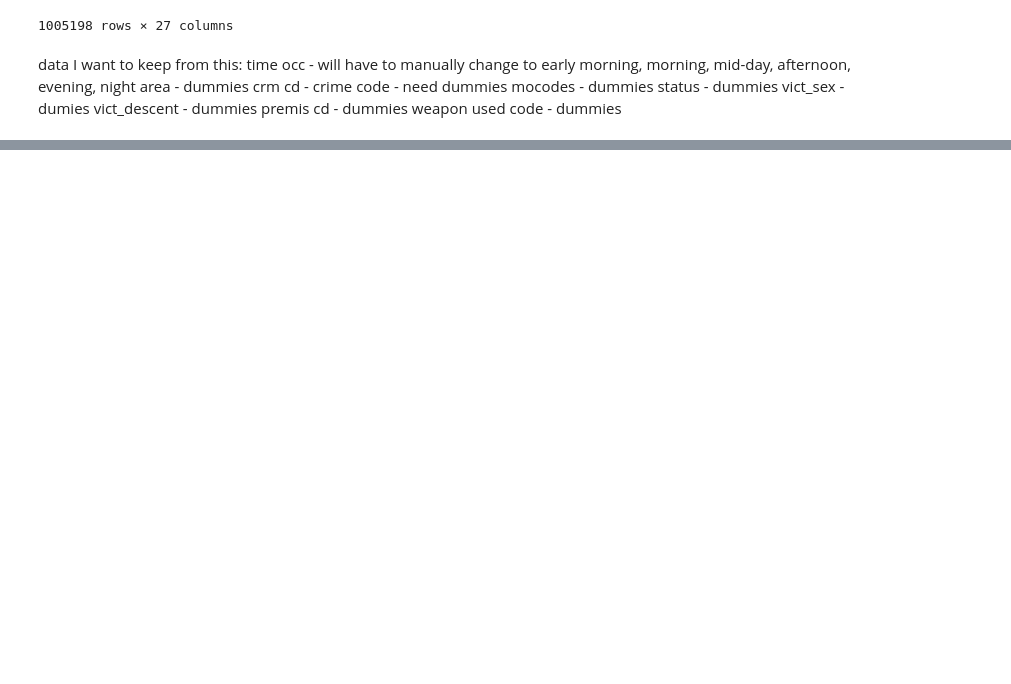
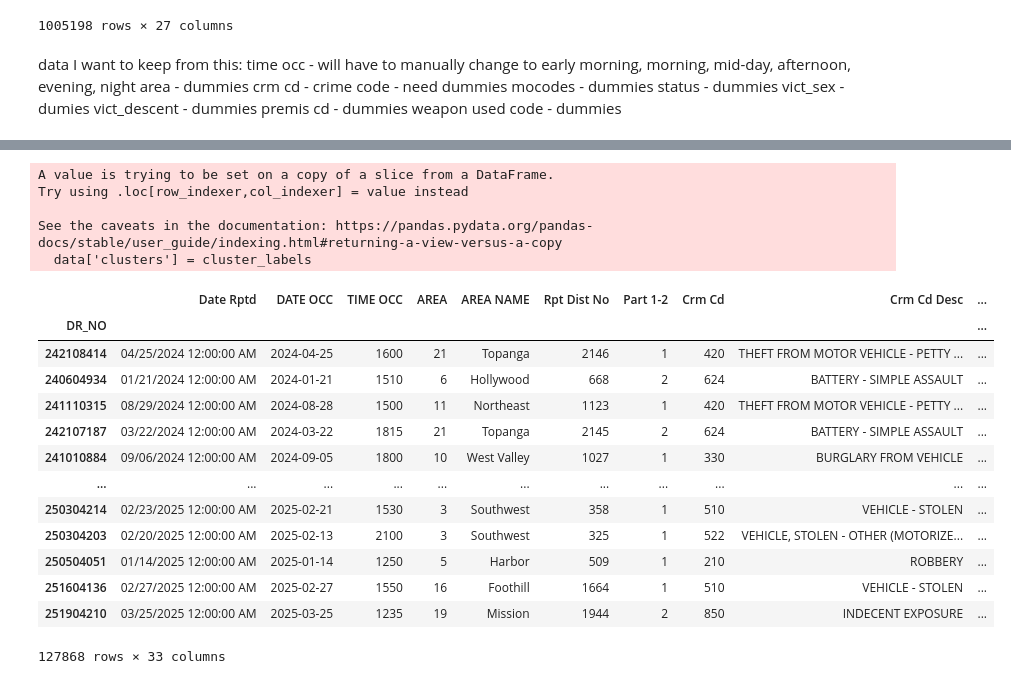
Before and after one commit to galfano25/inst-414, a Jupyter notebook: module_4/mod_4.ipynb, the cells around one changed output, grey strips where cells are left out. Drawn from its saved outputs; the diff is of its cells as text; code cells hidden in the pictures; blank space fills up the shorter version.

```diff
--- a/module_4/mod_4.ipynb
+++ b/module_4/mod_4.ipynb
@@ -95,0 +173,10 @@ Error:
+# %%
+#seems like 7 could be a good number of clusters
+from sklearn.cluster import KMeans
+encoded_reduced_df = pd.DataFrame(encoded_reduced)
+kmeans = KMeans(n_clusters=7, random_state=42)
+cluster_labels = kmeans.fit_predict(encoded_reduced_df)
+encoded_reduced_df['clusters'] = cluster_labels
+grouped = encoded_reduced_df.groupby('clusters')
+
+print(f"Number of crimes per cluster: {encoded_reduced_df['clusters'].value_counts()}")
@@ -95,0 +193,23 @@ Error:
+# %%
+data['clusters'] = cluster_labels
+data
+# %% [output]
+A value is trying to be set on a copy of a slice from a DataFrame.
+Try using .loc[row_indexer,col_indexer] = value instead
+
+See the caveats in the documentation: https://pandas.pydata.org/pandas-docs/stable/user_guide/indexing.html#returning-a-view-versus-a-copy
+  data['clusters'] = cluster_labels
+|  | Date Rptd | DATE OCC | TIME OCC | AREA | AREA NAME | Rpt Dist No | Part 1-2 | Crm Cd | Crm Cd Desc | ... |
+| DR_NO |  |  |  |  |  |  |  |  |  | ... |
+| 242108414 | 04/25/2024 12:00:00 AM | 2024-04-25 | 1600 | 21 | Topanga | 2146 | 1 | 420 | THEFT FROM MOTOR VEHICLE - PETTY ... | ... |
+| 240604934 | 01/21/2024 12:00:00 AM | 2024-01-21 | 1510 | 6 | Hollywood | 668 | 2 | 624 | BATTERY - SIMPLE ASSAULT | ... |
+| 241110315 | 08/29/2024 12:00:00 AM | 2024-08-28 | 1500 | 11 | Northeast | 1123 | 1 | 420 | THEFT FROM MOTOR VEHICLE - PETTY ... | ... |
+| 242107187 | 03/22/2024 12:00:00 AM | 2024-03-22 | 1815 | 21 | Topanga | 2145 | 2 | 624 | BATTERY - SIMPLE ASSAULT | ... |
+| 241010884 | 09/06/2024 12:00:00 AM | 2024-09-05 | 1800 | 10 | West Valley | 1027 | 1 | 330 | BURGLARY FROM VEHICLE | ... |
+| ... | ... | ... | ... | ... | ... | ... | ... | ... | ... | ... |
+| 250304214 | 02/23/2025 12:00:00 AM | 2025-02-21 | 1530 | 3 | Southwest | 358 | 1 | 510 | VEHICLE - STOLEN | ... |
+| 250304203 | 02/20/2025 12:00:00 AM | 2025-02-13 | 2100 | 3 | Southwest | 325 | 1 | 522 | VEHICLE, STOLEN - OTHER (MOTORIZE... | ... |
+| 250504051 | 01/14/2025 12:00:00 AM | 2025-01-14 | 1250 | 5 | Harbor | 509 | 1 | 210 | ROBBERY | ... |
+| 251604136 | 02/27/2025 12:00:00 AM | 2025-02-27 | 1550 | 16 | Foothill | 1664 | 1 | 510 | VEHICLE - STOLEN | ... |
+| 251904210 | 03/25/2025 12:00:00 AM | 2025-03-25 | 1235 | 19 | Mission | 1944 | 2 | 850 | INDECENT EXPOSURE | ... |
+127868 rows × 33 columns
```
Also changed, not shown: parts of 9 cells of this notebook, 1 other file.
